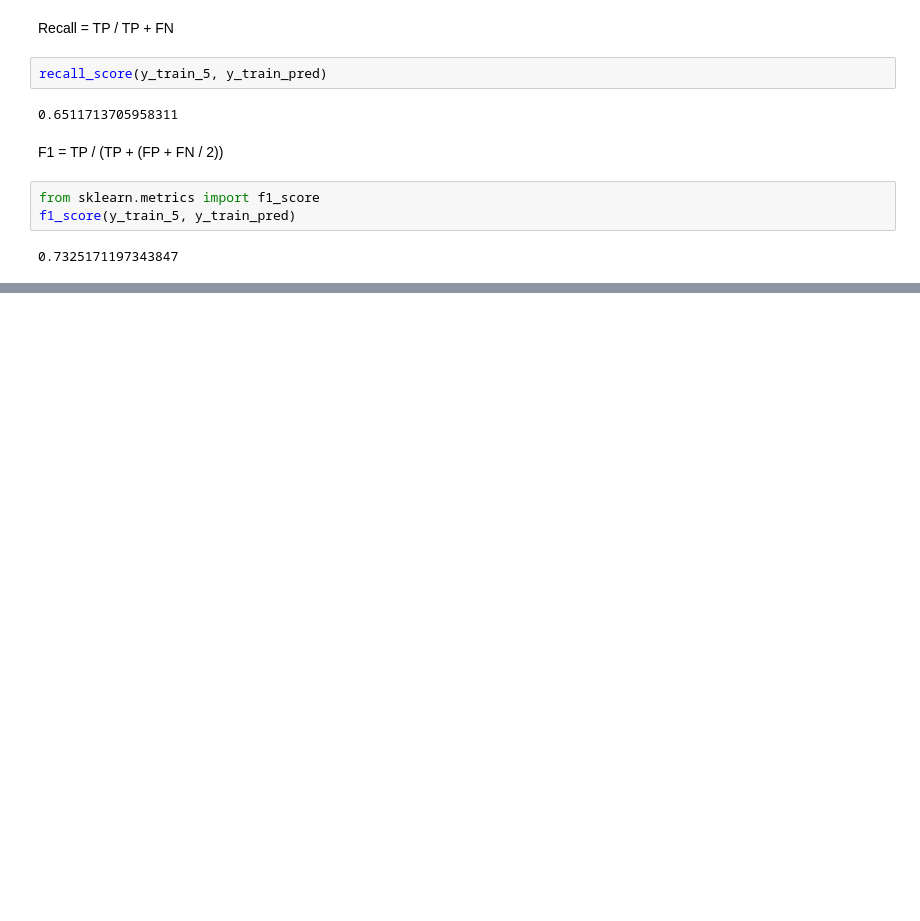
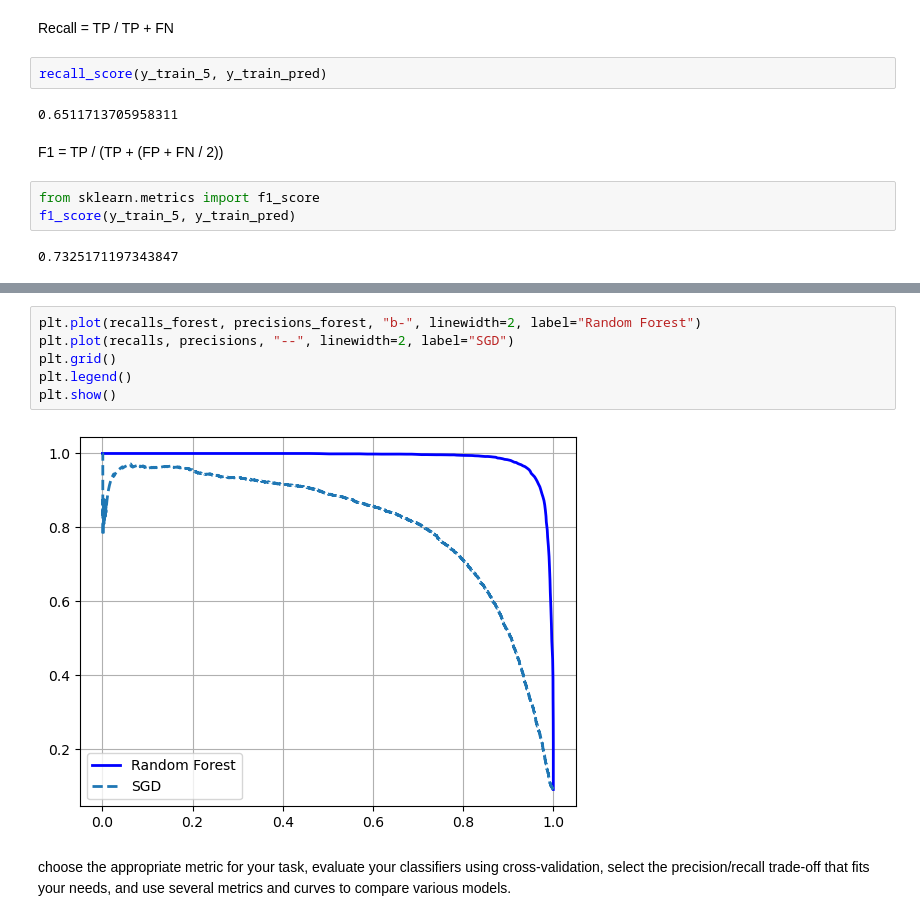
Before and after one commit to Praveenk2324/ML-Coding, a Jupyter notebook: Classification.ipynb, the cells around one changed output, grey strips where cells are left out. Cells and saved outputs as stored; diff of their text form; blank space fills up the shorter version.

```diff
--- a/Classification.ipynb
+++ b/Classification.ipynb
@@ -115,0 +214,13 @@ f1_score(y_train_5, y_train_pred)
+# %%
+plt.plot(recalls_forest, precisions_forest, "b-", linewidth=2, label="Random Forest")
+plt.plot(recalls, precisions, "--", linewidth=2, label="SGD")
+plt.grid()
+plt.legend()
+plt.show()
+# %% [output]
+[figure, added]
+# %% [markdown]
+choose the appropriate metric for
+your task, evaluate your classifiers using cross-validation, select the precision/recall
+trade-off that fits your needs, and use several metrics and curves to compare various
+models.
```
Also changed, not shown: parts of 37 cells of this notebook, 2 other files.
